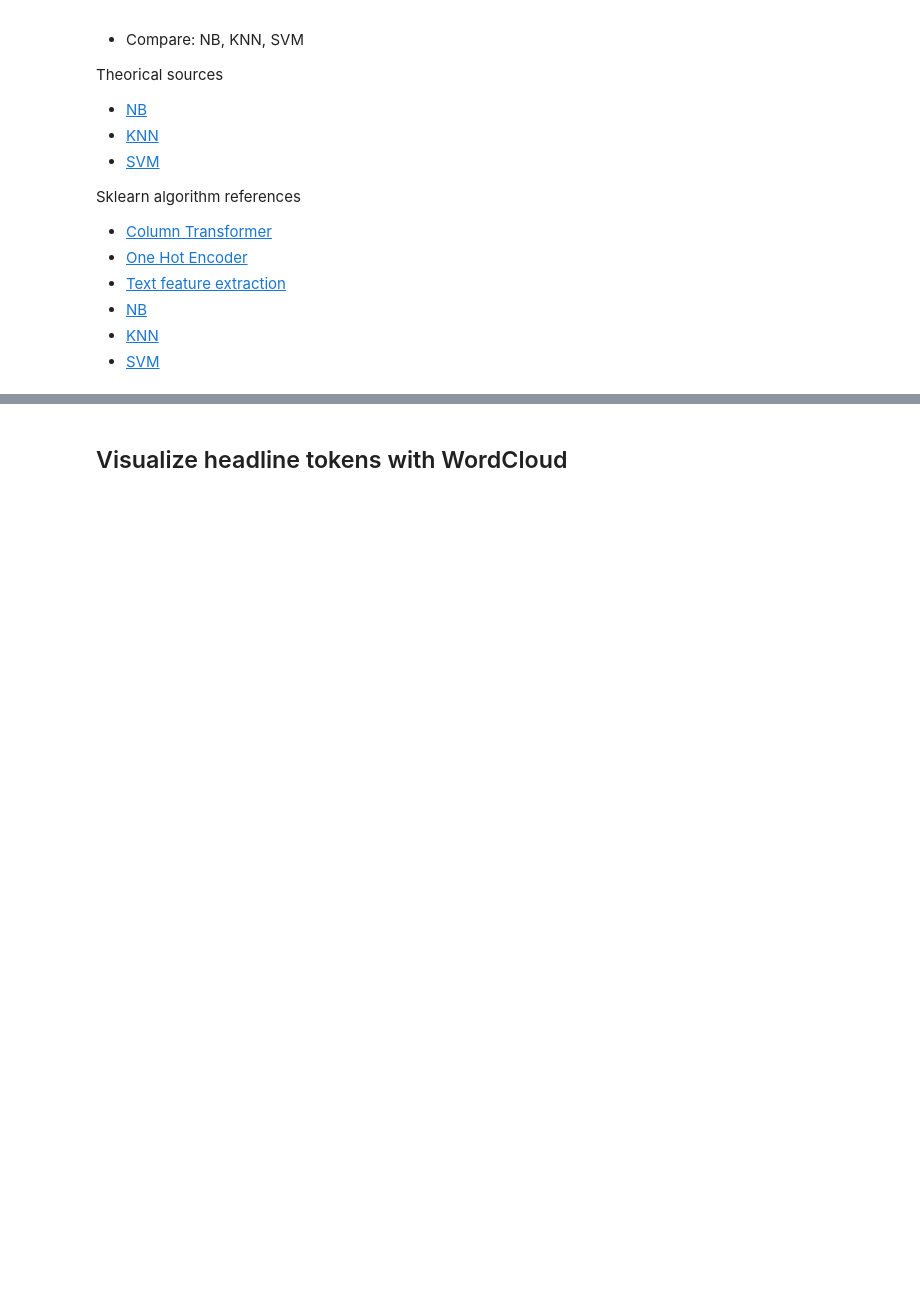
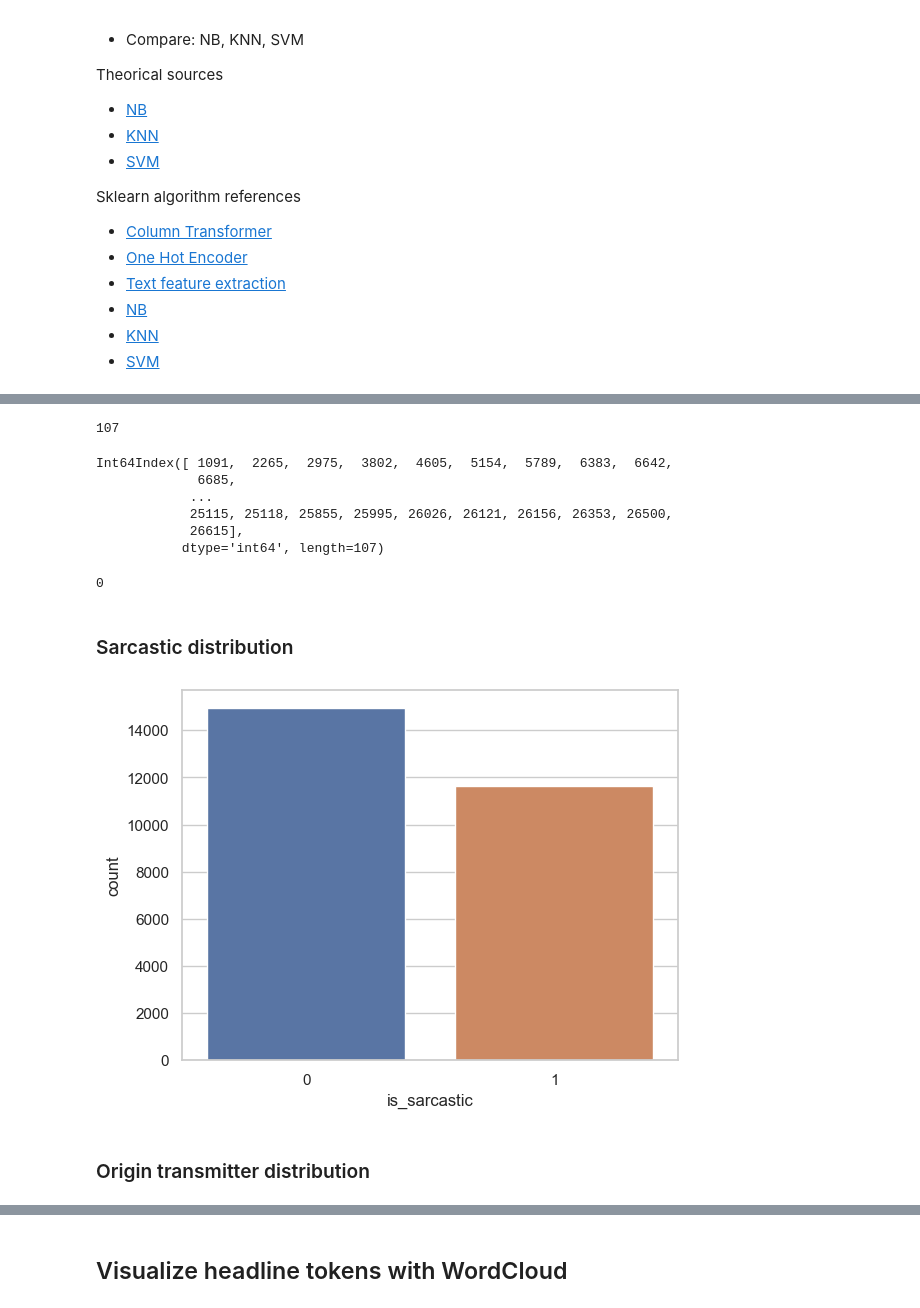
Before and after one commit to wilberquito/Sarcasm-Detector, a Jupyter notebook: detection.ipynb, the cells around one changed output, grey strips where cells are left out. Cells and saved outputs as stored; diff of their text form; code cells hidden in the pictures; blank space fills up the shorter version.

Commit message:
Exploratory data analysis

```diff
--- a/detection.ipynb
+++ b/detection.ipynb
@@ -49,0 +78,31 @@ from nltk.corpus import wordnet
+# %%
+# I notice that there are many headlines repeated in the data set
+df['headline'].duplicated().sum()
+# %% [output]
+107
+# %%
+# Index of the elements duplicated, except for the occurence
+df[df['headline'].duplicated()].index
+# %% [output]
+Int64Index([ 1091,  2265,  2975,  3802,  4605,  5154,  5789,  6383,  6642,
+             6685,
+            ...
+            25115, 25118, 25855, 25995, 26026, 26121, 26156, 26353, 26500,
+            26615],
+           dtype='int64', length=107)
+# %%
+df = df.drop(df[df['headline'].duplicated()].index, axis=0)
+# %%
+df['headline'].duplicated().sum()
+# %% [output]
+0
+# %% [markdown]
+### Sarcastic distribution
+# %%
+# here I notice that the dependent variable is unbalanced. Not that much yet unbalanced
+sns.set_theme(style='whitegrid')
+ax = sns.countplot(x='is_sarcastic', data=df)
+# %% [output]
+[figure, added]
+# %% [markdown]
+### Origin transmitter distribution
```
Also changed, not shown: parts of 20 cells of this notebook, 1 other file.
